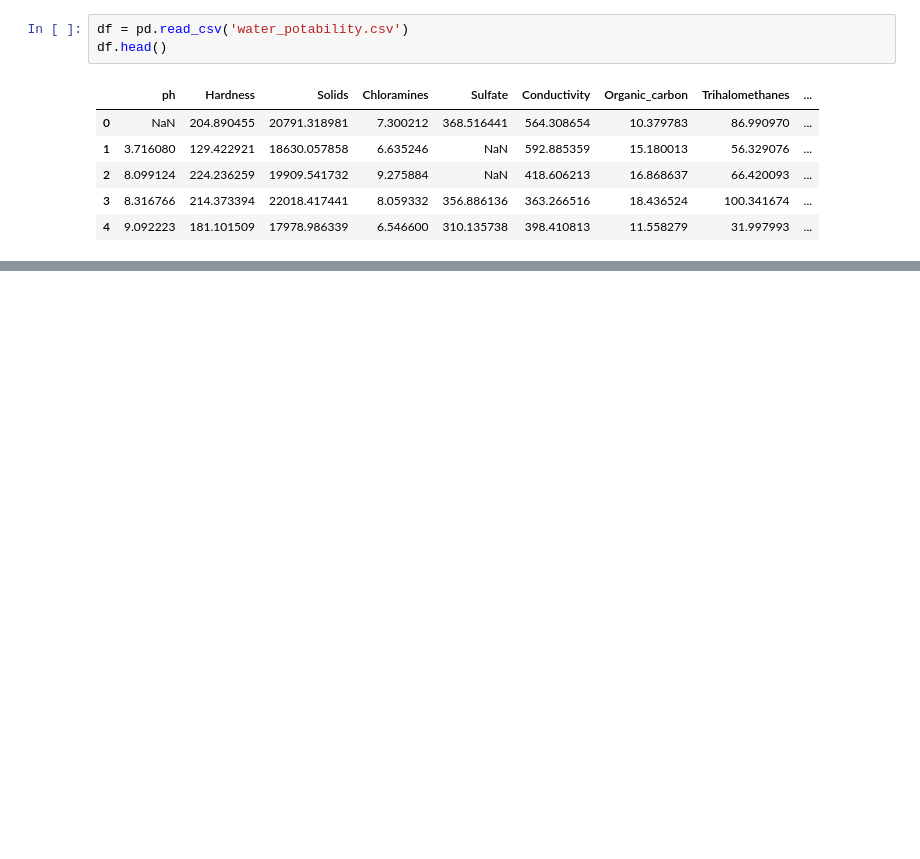
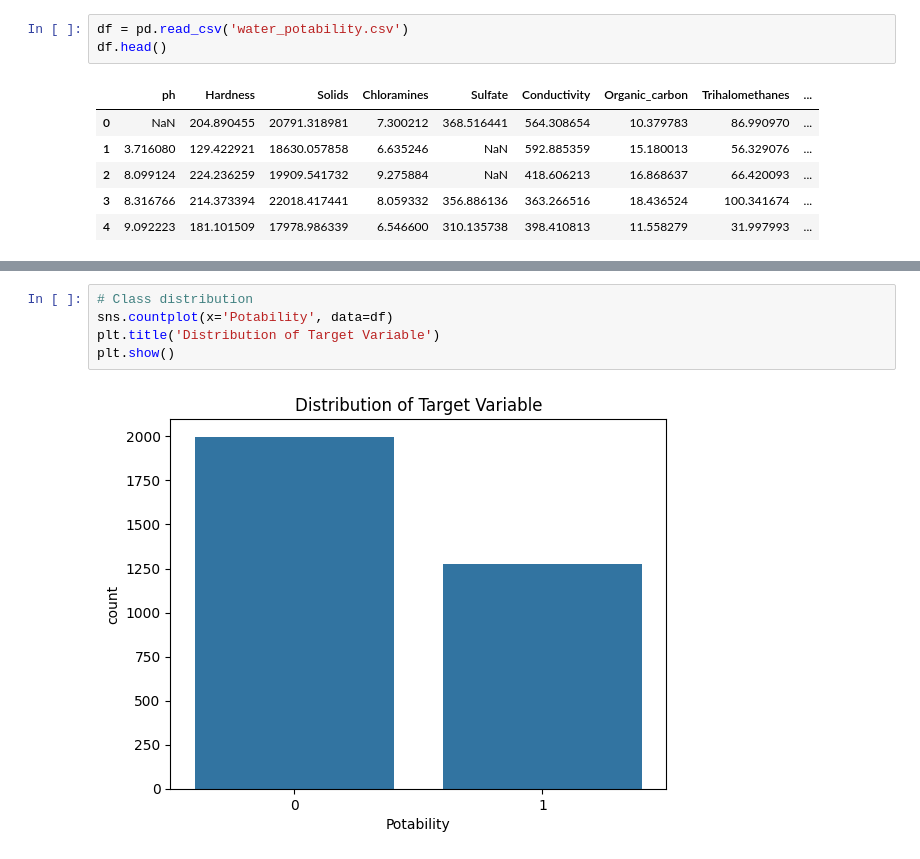
Before and after one commit to Branis333/Water-Quality-Model-peer9, a Jupyter notebook: Amandine.ipynb, the cells around one changed output, grey strips where cells are left out. Saved outputs shown, nothing was run; the diff lists cells and outputs as text; blank space fills up the shorter version.

```diff
--- a/Amandine.ipynb
+++ b/Amandine.ipynb
@@ -134,0 +113,7 @@ Model: "sequential"
+# %%
+# Class distribution
+sns.countplot(x='Potability', data=df)
+plt.title('Distribution of Target Variable')
+plt.show()
+# %% [output]
+[figure, added]
```
Also changed, not shown: parts of 9 cells of this notebook.
